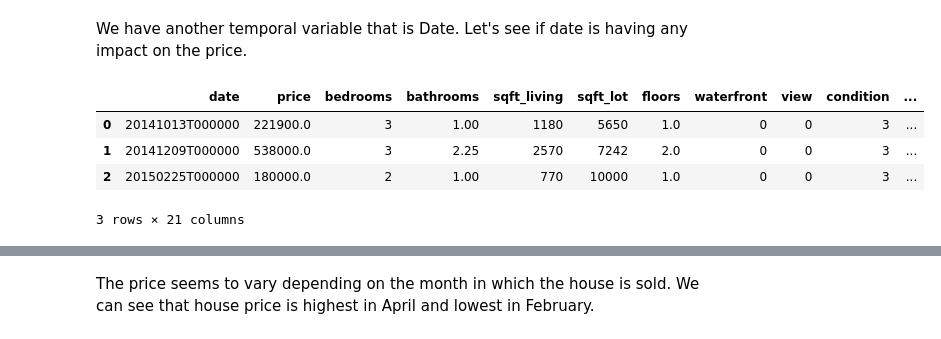
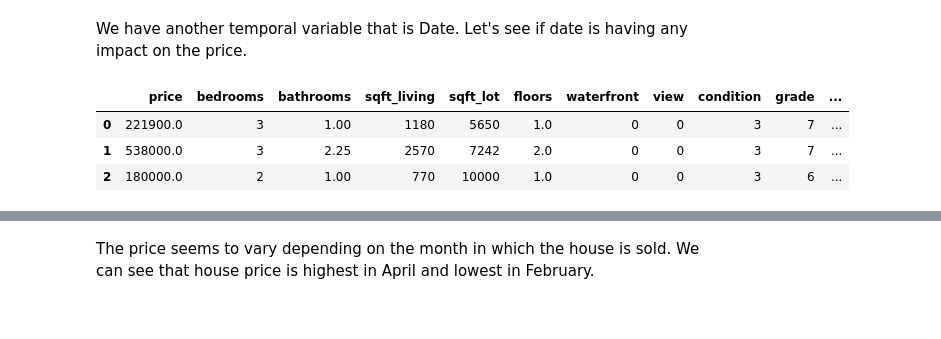
Before and after one commit to esharma3/king_county_house_price_prediction, a Jupyter notebook: kc_house_price_prediction.ipynb, the cells around one changed output, grey strips where cells are left out. Saved outputs shown, nothing was run; the diff lists cells and outputs as text; code cells hidden in the pictures.

```diff
--- a/kc_house_price_prediction.ipynb
+++ b/kc_house_price_prediction.ipynb
@@ -42,3 +56,7 @@ sqft_lot15         int64
 dtype: object
 # %% [markdown]
 It is a combination of categorical and numerical (discreate and continuous) variable types in the dataset. Numerical variables are defined as int and float. Categorical variables are defined as object.
+# %%
+# converting zipcode, lat and long to object type
+df = df.astype({"zipcode": str, "lat": str, "long": str})
+df["date"] = pd.to_datetime(df["date"])
@@ -78,14 +116,17 @@ df[year_vars].head(5)
 We have another temporal variable that is Date. Let's see if date is having any impact on the price.
 # %%
 # extracting month from the date columm and adding it to the dataframe
-df["month_sold"] = df["date"].str[4:6]
+df["month_sold"] = df["date"].dt.month
+
+# dropping date variable from the dataset
+df = df.drop("date", axis=1)
+
 df.head(3)
 # %% [output]
-|  | date | price | bedrooms | bathrooms | sqft_living | sqft_lot | floors | waterfront | view | condition | ... |
-| 0 | 20141013T000000 | 221900.0 | 3 | 1.00 | 1180 | 5650 | 1.0 | 0 | 0 | 3 | ... |
-| 1 | 20141209T000000 | 538000.0 | 3 | 2.25 | 2570 | 7242 | 2.0 | 0 | 0 | 3 | ... |
-| 2 | 20150225T000000 | 180000.0 | 2 | 1.00 | 770 | 10000 | 1.0 | 0 | 0 | 3 | ... |
+|  | price | bedrooms | bathrooms | sqft_living | sqft_lot | floors | waterfront | view | condition | grade | ... |
+| 0 | 221900.0 | 3 | 1.00 | 1180 | 5650 | 1.0 | 0 | 0 | 3 | 7 | ... |
+| 1 | 538000.0 | 3 | 2.25 | 2570 | 7242 | 2.0 | 0 | 0 | 3 | 7 | ... |
+| 2 | 180000.0 | 2 | 1.00 | 770 | 10000 | 1.0 | 0 | 0 | 3 | 6 | ... |
-3 rows × 21 columns
 # %%
 # plotting month and price to find which months have higher house prices
 df.groupby("month_sold")["price"].median().plot()
```
Also changed, not shown: parts of 62 cells of this notebook.
